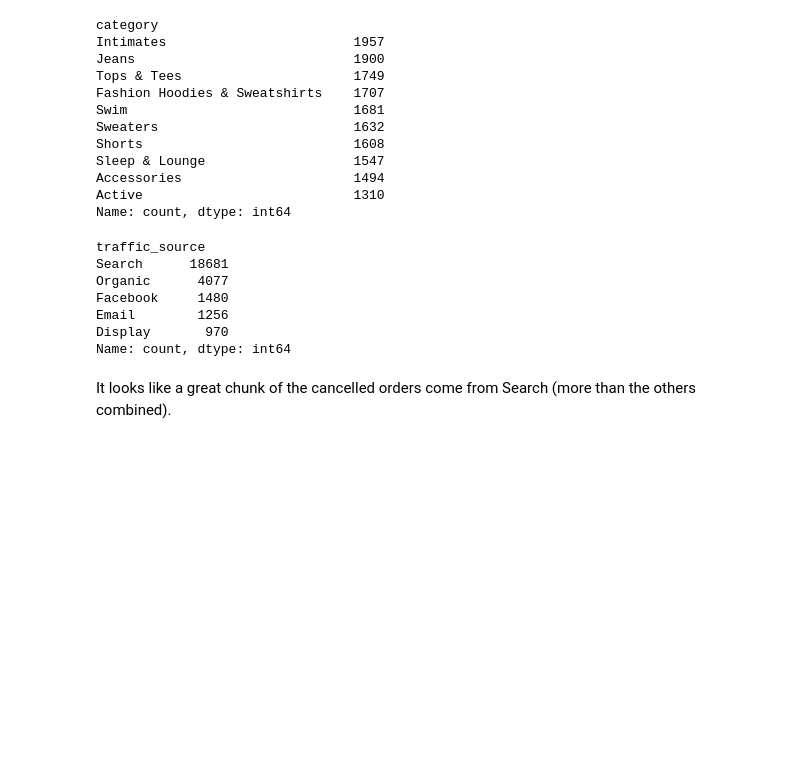
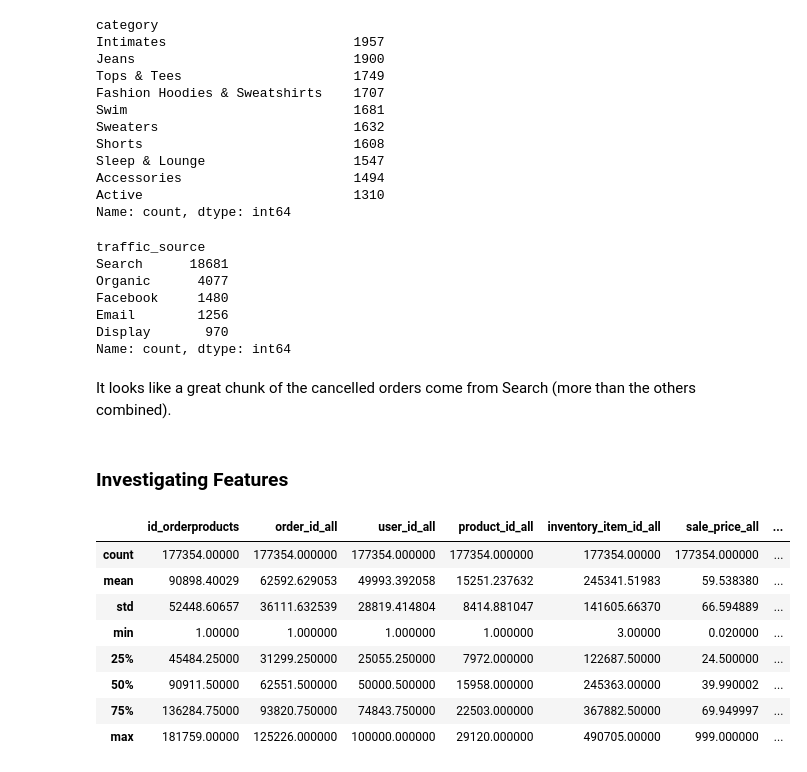
Before and after one commit to ardahk/amex, a Jupyter notebook: cleaning/Orders_EDA.ipynb, the cells around one changed output. Drawn from its saved outputs; the diff is of its cells as text; code cells hidden in the pictures; blank space fills up the shorter version.

```diff
--- a/cleaning/Orders_EDA.ipynb
+++ b/cleaning/Orders_EDA.ipynb
@@ -537,3 +537,17 @@ Display       970
 Name: count, dtype: int64
 # %% [markdown]
 It looks like a great chunk of the cancelled orders come from Search (more than the others combined).
+# %% [markdown]
+### Investigating Features
+# %%
+all_data.describe()
+# %% [output]
+|  | id_orderproducts | order_id_all | user_id_all | product_id_all | inventory_item_id_all | sale_price_all | ... |
+| count | 177354.00000 | 177354.000000 | 177354.000000 | 177354.000000 | 177354.00000 | 177354.000000 | ... |
+| mean | 90898.40029 | 62592.629053 | 49993.392058 | 15251.237632 | 245341.51983 | 59.538380 | ... |
+| std | 52448.60657 | 36111.632539 | 28819.414804 | 8414.881047 | 141605.66370 | 66.594889 | ... |
+| min | 1.00000 | 1.000000 | 1.000000 | 1.000000 | 3.00000 | 0.020000 | ... |
+| 25% | 45484.25000 | 31299.250000 | 25055.250000 | 7972.000000 | 122687.50000 | 24.500000 | ... |
+| 50% | 90911.50000 | 62551.500000 | 50000.500000 | 15958.000000 | 245363.00000 | 39.990002 | ... |
+| 75% | 136284.75000 | 93820.750000 | 74843.750000 | 22503.000000 | 367882.50000 | 69.949997 | ... |
+| max | 181759.00000 | 125226.000000 | 100000.000000 | 29120.000000 | 490705.00000 | 999.000000 | ... |
```
Also changed, not shown: parts of 5 cells of this notebook, 1 other file.
